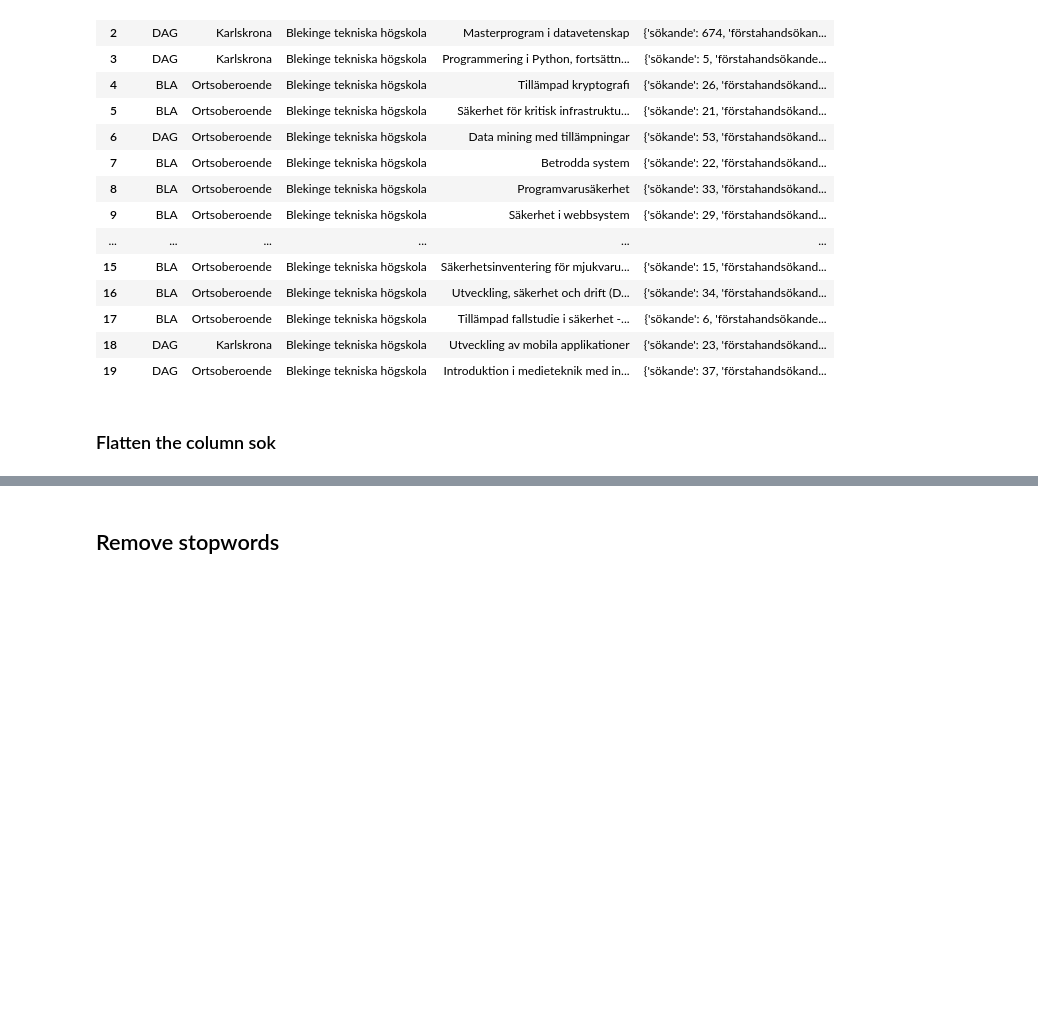
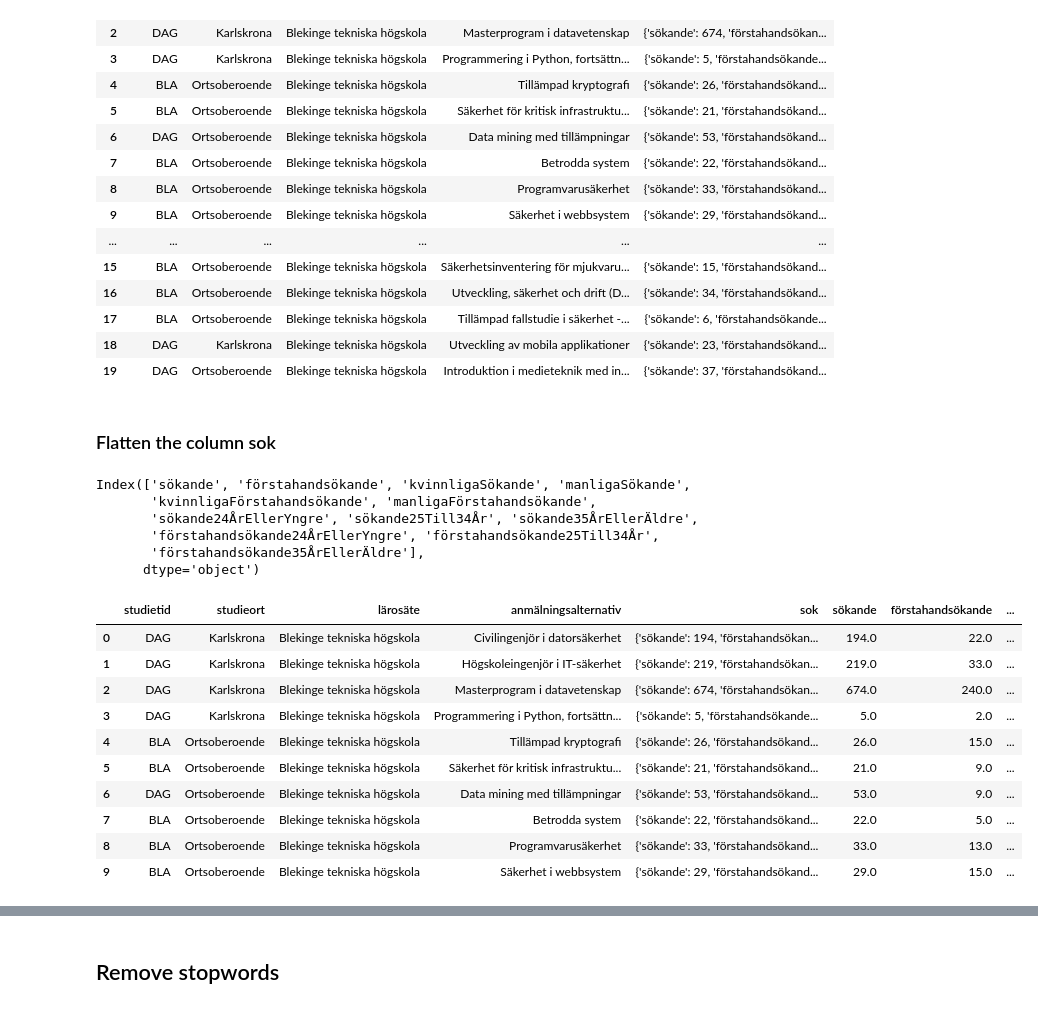
Before and after one commit to Lovisaj01/Open-Data-Project, a Jupyter notebook: preprocessing.ipynb, the cells around one changed output, grey strips where cells are left out. Saved outputs shown, nothing was run; the diff lists cells and outputs as text; code cells hidden in the pictures; blank space fills up the shorter version.

Commit message:
Flattened embedded column for admission

```diff
--- a/preprocessing.ipynb
+++ b/preprocessing.ipynb
@@ -136,4 +137,34 @@ antagning_df.head(20)
 # %% [markdown]
 ### Flatten the column sok
 # %%
-#pd.json_normalize(data=antagning_df['sok'], record_path=
+sok = pd.json_normalize(antagning_df['sok'])
+sok.columns
+# %% [output]
+Index(['sökande', 'förstahandsökande', 'kvinnligaSökande', 'manligaSökande',
+       'kvinnligaFörstahandsökande', 'manligaFörstahandsökande',
+       'sökande24ÅrEllerYngre', 'sökande25Till34År', 'sökande35ÅrEllerÄldre',
+       'förstahandsökande24ÅrEllerYngre', 'förstahandsökande25Till34År',
+       'förstahandsökande35ÅrEllerÄldre'],
+      dtype='object')
+# %%
+sok_data = {'sökande': sok.sökande, 'förstahandsökande': sok.förstahandsökande, 'kvinnligaSökande': sok.kvinnligaSökande, 'manligaSökande': sok.manligaSökande,
+       'kvinnligaFörstahandsökande': sok.kvinnligaFörstahandsökande, 'manligaFörstahandsökande': sok.manligaFörstahandsökande,
+       'sökande24ÅrEllerYngre': sok.sökande24ÅrEllerYngre, 'sökande25Till34År': sok.sökande25Till34År, 'sökande35ÅrEllerÄldre': sok.sökande35ÅrEllerÄldre,
+       'förstahandsökande24ÅrEllerYngre': sok.förstahandsökande24ÅrEllerYngre, 'förstahandsökande25Till34År': sok.förstahandsökande25Till34År,
+       'förstahandsökande35ÅrEllerÄldre': sok.förstahandsökande35ÅrEllerÄldre}
+# %%
+# assign the flattened attributes to the dataframe, ensure they match the original column
+antagning_df = antagning_df.assign(**sok_data)
+antagning_df.head(10)
+# %% [output]
+|  | studietid | studieort | lärosäte | anmälningsalternativ | sok | sökande | förstahandsökande | ... |
+| 0 | DAG | Karlskrona | Blekinge tekniska högskola | Civilingenjör i datorsäkerhet | {'sökande': 194, 'förstahandsökan... | 194.0 | 22.0 | ... |
+| 1 | DAG | Karlskrona | Blekinge tekniska högskola | Högskoleingenjör i IT-säkerhet | {'sökande': 219, 'förstahandsökan... | 219.0 | 33.0 | ... |
+| 2 | DAG | Karlskrona | Blekinge tekniska högskola | Masterprogram i datavetenskap | {'sökande': 674, 'förstahandsökan... | 674.0 | 240.0 | ... |
+| 3 | DAG | Karlskrona | Blekinge tekniska högskola | Programmering i Python, fortsättn... | {'sökande': 5, 'förstahandsökande... | 5.0 | 2.0 | ... |
+| 4 | BLA | Ortsoberoende | Blekinge tekniska högskola | Tillämpad kryptografi | {'sökande': 26, 'förstahandsökand... | 26.0 | 15.0 | ... |
+| 5 | BLA | Ortsoberoende | Blekinge tekniska högskola | Säkerhet för kritisk infrastruktu... | {'sökande': 21, 'förstahandsökand... | 21.0 | 9.0 | ... |
+| 6 | DAG | Ortsoberoende | Blekinge tekniska högskola | Data mining med tillämpningar | {'sökande': 53, 'förstahandsökand... | 53.0 | 9.0 | ... |
+| 7 | BLA | Ortsoberoende | Blekinge tekniska högskola | Betrodda system | {'sökande': 22, 'förstahandsökand... | 22.0 | 5.0 | ... |
+| 8 | BLA | Ortsoberoende | Blekinge tekniska högskola | Programvarusäkerhet | {'sökande': 33, 'förstahandsökand... | 33.0 | 13.0 | ... |
+| 9 | BLA | Ortsoberoende | Blekinge tekniska högskola | Säkerhet i webbsystem | {'sökande': 29, 'förstahandsökand... | 29.0 | 15.0 | ... |
```
Also changed, not shown: parts of 9 cells of this notebook.
